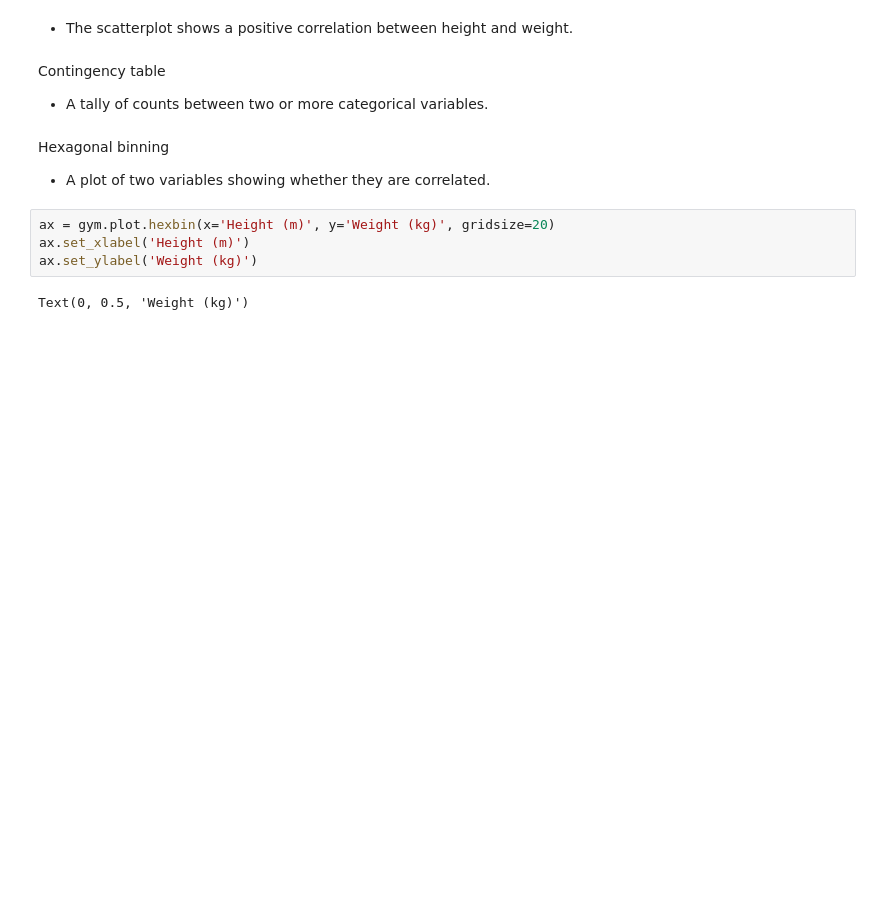
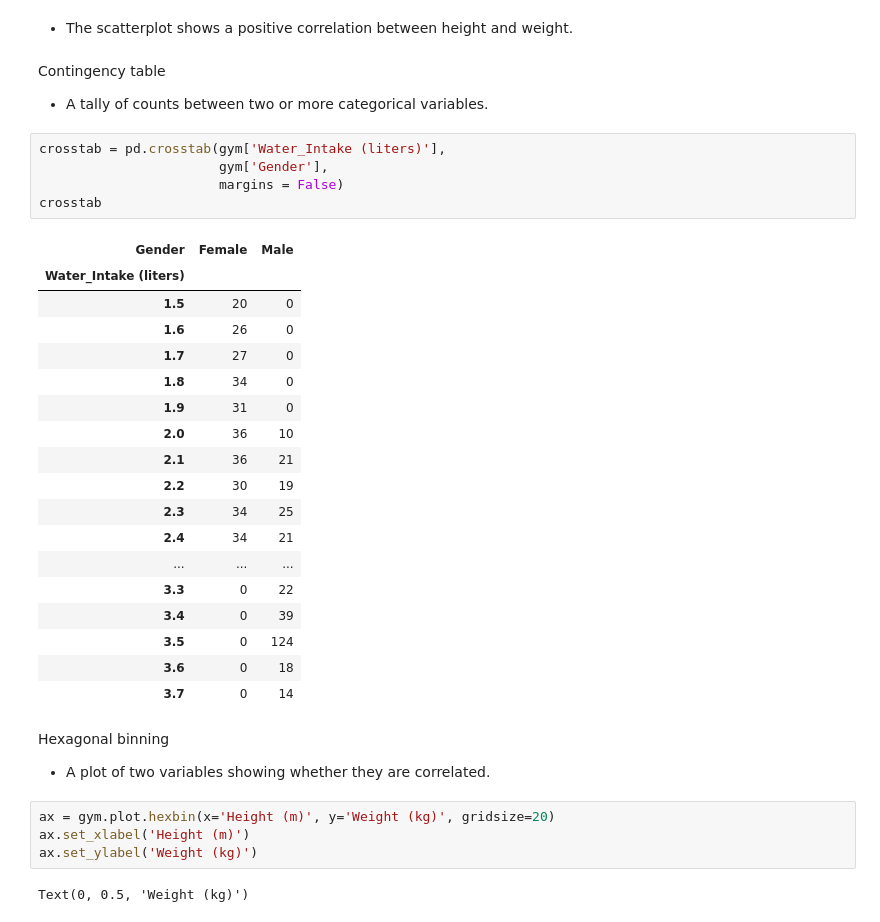
Before and after one commit to lucaspinheiro27/Statistics, a Jupyter notebook: Jupyter_notebooks/Gym_members.ipynb, the cells around one changed output. Saved outputs shown, nothing was run; the diff lists cells and outputs as text; blank space fills up the shorter version.

```diff
--- a/Jupyter_notebooks/Gym_members.ipynb
+++ b/Jupyter_notebooks/Gym_members.ipynb
@@ -273,6 +268,30 @@ ax.axvline(0, color='grey', lw=1)
 # %% [markdown]
 Contingency table
 * A tally of counts between two or more categorical variables.
+# %%
+crosstab = pd.crosstab(gym['Water_Intake (liters)'],
+                       gym['Gender'],
+                       margins = False)
+crosstab
+# %% [output]
+| Gender | Female | Male |
+| Water_Intake (liters) |  |  |
+| 1.5 | 20 | 0 |
+| 1.6 | 26 | 0 |
+| 1.7 | 27 | 0 |
+| 1.8 | 34 | 0 |
+| 1.9 | 31 | 0 |
+| 2.0 | 36 | 10 |
+| 2.1 | 36 | 21 |
+| 2.2 | 30 | 19 |
+| 2.3 | 34 | 25 |
+| 2.4 | 34 | 21 |
+| ... | ... | ... |
+| 3.3 | 0 | 22 |
+| 3.4 | 0 | 39 |
+| 3.5 | 0 | 124 |
+| 3.6 | 0 | 18 |
+| 3.7 | 0 | 14 |
 # %% [markdown]
 Hexagonal binning
 * A plot of two variables showing whether they are correlated.
```
Also changed, not shown: parts of 12 cells of this notebook.
